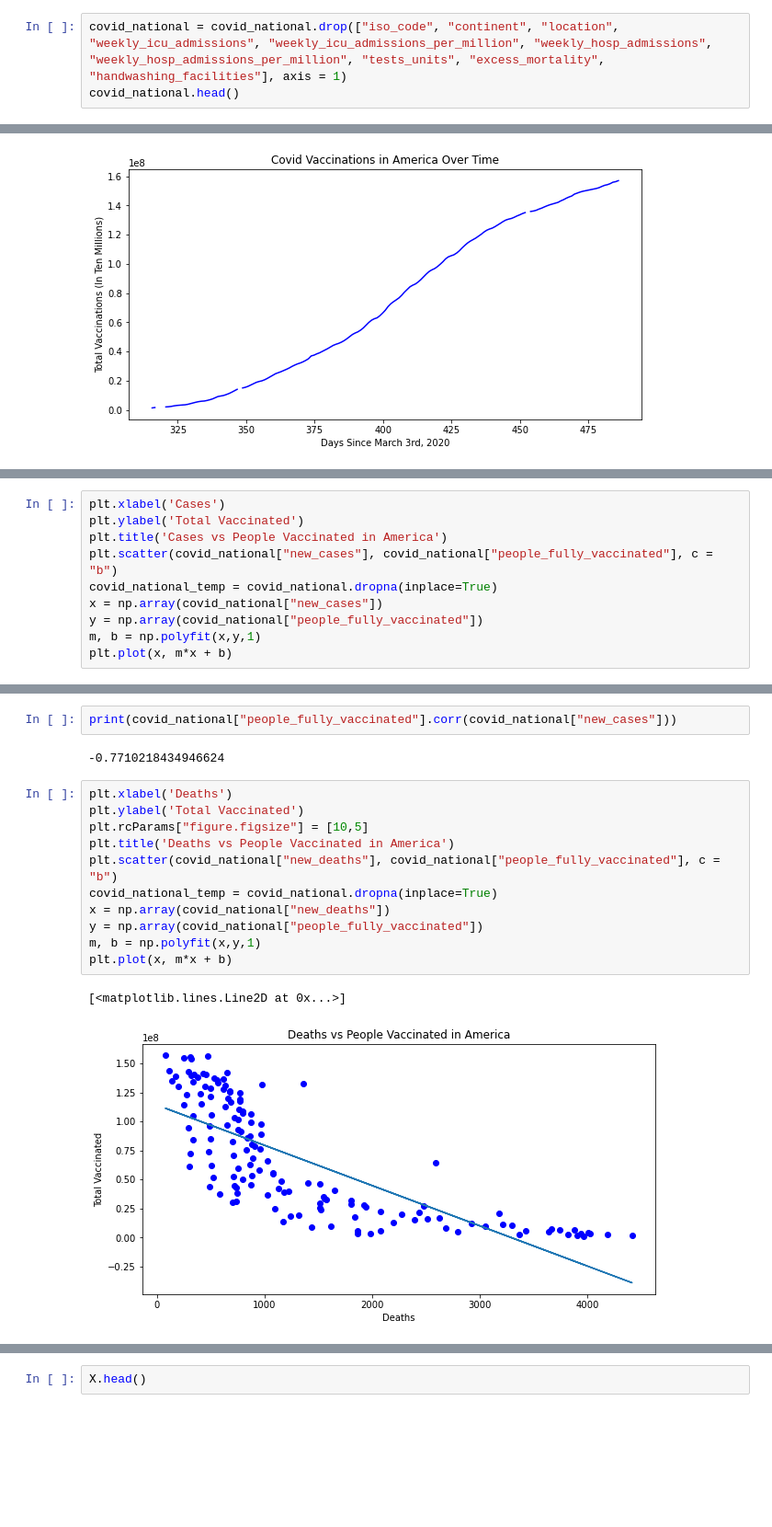
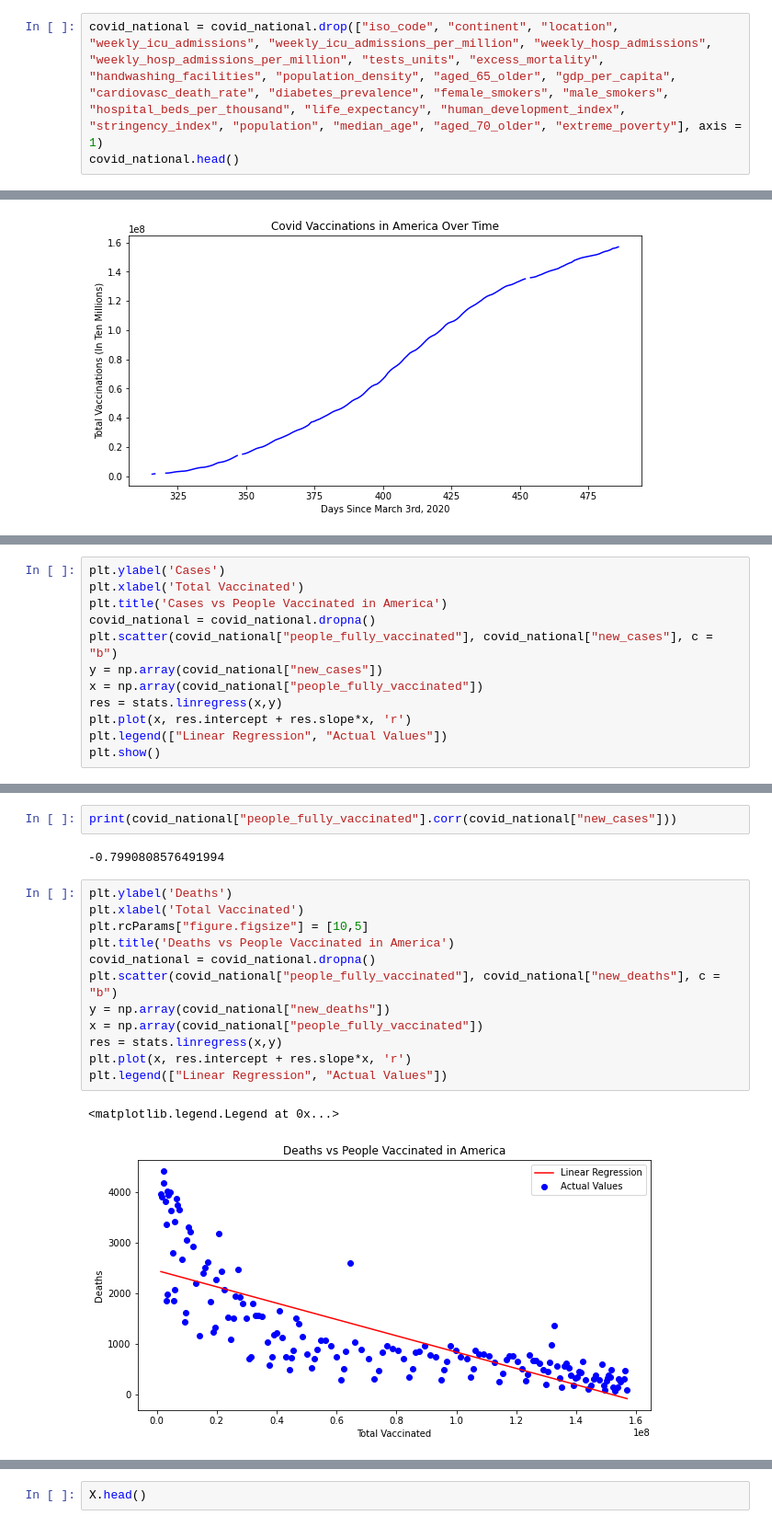
Before and after one commit to abhi-vinnakota/ValiantVaccinators, a Jupyter notebook: Valiant Vaccinators.ipynb, the cells around one changed output, grey strips where cells are left out. Shown at 92% size. Drawn from its saved outputs; the diff is of its cells as text; blank space fills up the shorter version.

```diff
--- a/Valiant Vaccinators.ipynb
+++ b/Valiant Vaccinators.ipynb
@@ -24,7 +31,7 @@ covid_national.head()
 # %% [markdown]
 # Data Cleaning
 # %%
-covid_national = covid_national.drop(["iso_code", "continent", "location", "weekly_icu_admissions", "weekly_icu_admissions_per_million", "weekly_hosp_admissions", "weekly_hosp_admissions_per_million", "tests_units", "excess_mortality", "handwashing_facilities"], axis = 1)
+covid_national = covid_national.drop(["iso_code", "continent", "location", "weekly_icu_admissions", "weekly_icu_admissions_per_million", "weekly_hosp_admissions", "weekly_hosp_admissions_per_million", "tests_units", "excess_mortality", "handwashing_facilities", "population_density", "aged_65_older", "gdp_per_capita", "cardiovasc_death_rate", "diabetes_prevalence", "female_smokers", "male_smokers", "hospital_beds_per_thousand", "life_expectancy", "human_development_index", "stringency_index", "population", "median_age", "aged_70_older", "extreme_poverty"], axis = 1)
 covid_national.head()
 # %% [output]
 |  | date | total_cases | new_cases | new_cases_smoothed | total_deaths | new_deaths | new_deaths_smoothed | ... |
@@ -93,11 +107,13 @@ plt.plot(x_vals, covid_national["people_fully_vaccinated"], 'b')
 # %%
-plt.xlabel('Cases')
-plt.ylabel('Total Vaccinated')
+plt.ylabel('Cases')
+plt.xlabel('Total Vaccinated')
 plt.title('Cases vs People Vaccinated in America')
-plt.scatter(covid_national["new_cases"], covid_national["people_fully_vaccinated"], c = "b")
-covid_national_temp = covid_national.dropna(inplace=True)
-x = np.array(covid_national["new_cases"])
-y = np.array(covid_national["people_fully_vaccinated"])
-m, b = np.polyfit(x,y,1)
-plt.plot(x, m*x + b)
+covid_national = covid_national.dropna()
+plt.scatter(covid_national["people_fully_vaccinated"], covid_national["new_cases"], c = "b")
+y = np.array(covid_national["new_cases"])
+x = np.array(covid_national["people_fully_vaccinated"])
+res = stats.linregress(x,y)
+plt.plot(x, res.intercept + res.slope*x, 'r')
+plt.legend(["Linear Regression", "Actual Values"])
+plt.show()
 # %% [output]
@@ -106,18 +127,19 @@ plt.plot(x, m*x + b)
 # %%
 print(covid_national["people_fully_vaccinated"].corr(covid_national["new_cases"]))
 # %% [output]
--0.7710218434946624
+-0.7990808576491994
 # %%
-plt.xlabel('Deaths')
-plt.ylabel('Total Vaccinated')
+plt.ylabel('Deaths')
+plt.xlabel('Total Vaccinated')
 plt.rcParams["figure.figsize"] = [10,5]
 plt.title('Deaths vs People Vaccinated in America')
-plt.scatter(covid_national["new_deaths"], covid_national["people_fully_vaccinated"], c = "b")
-covid_national_temp = covid_national.dropna(inplace=True)
-x = np.array(covid_national["new_deaths"])
-y = np.array(covid_national["people_fully_vaccinated"])
-m, b = np.polyfit(x,y,1)
-plt.plot(x, m*x + b)
+covid_national = covid_national.dropna()
+plt.scatter(covid_national["people_fully_vaccinated"], covid_national["new_deaths"], c = "b")
+y = np.array(covid_national["new_deaths"])
+x = np.array(covid_national["people_fully_vaccinated"])
+res = stats.linregress(x,y)
+plt.plot(x, res.intercept + res.slope*x, 'r')
+plt.legend(["Linear Regression", "Actual Values"])
 # %% [output]
-[<matplotlib.lines.Line2D at 0x...>]
+<matplotlib.legend.Legend at 0x...>
-[figure, old version]
+[figure, new version]
```
Also changed, not shown: parts of 47 cells of this notebook.
